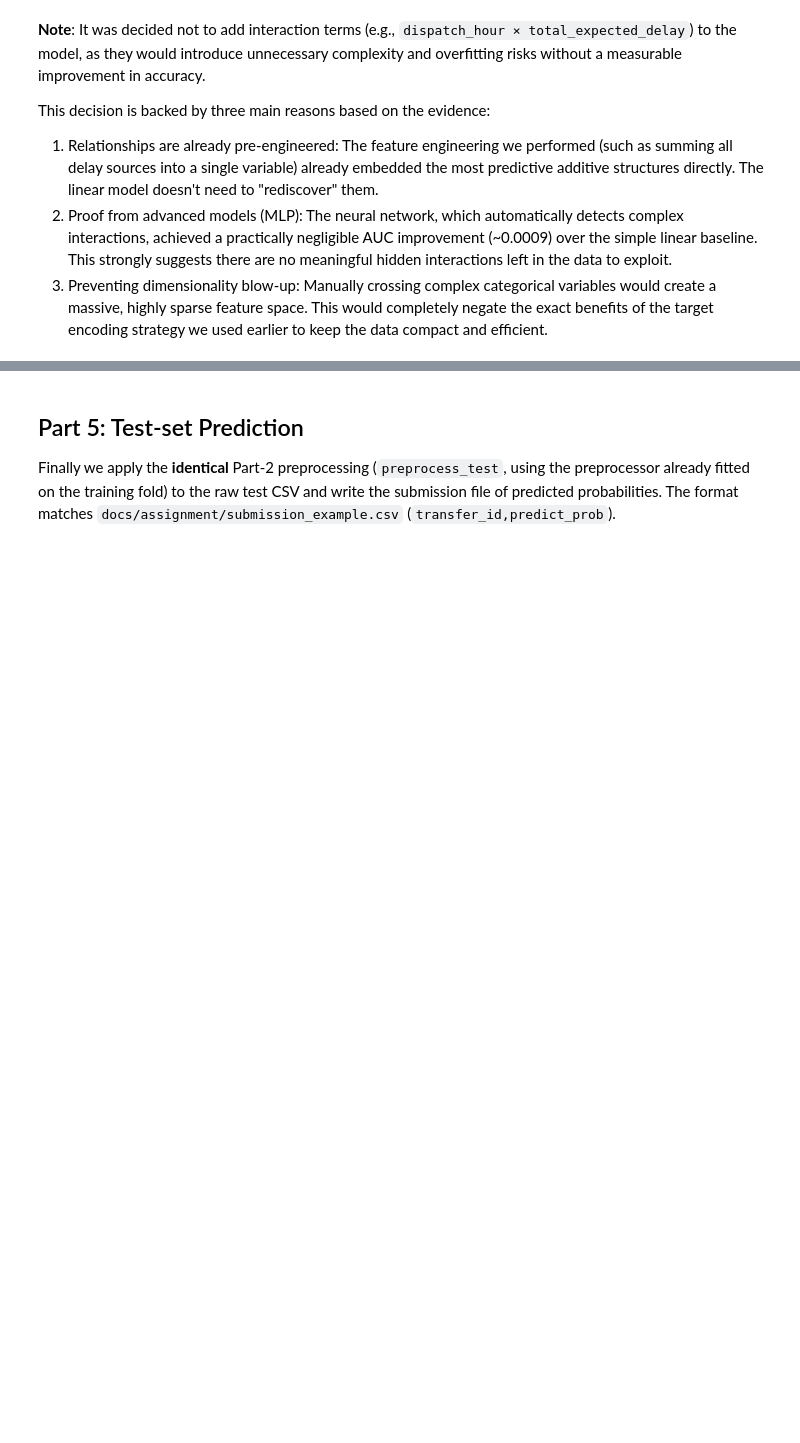
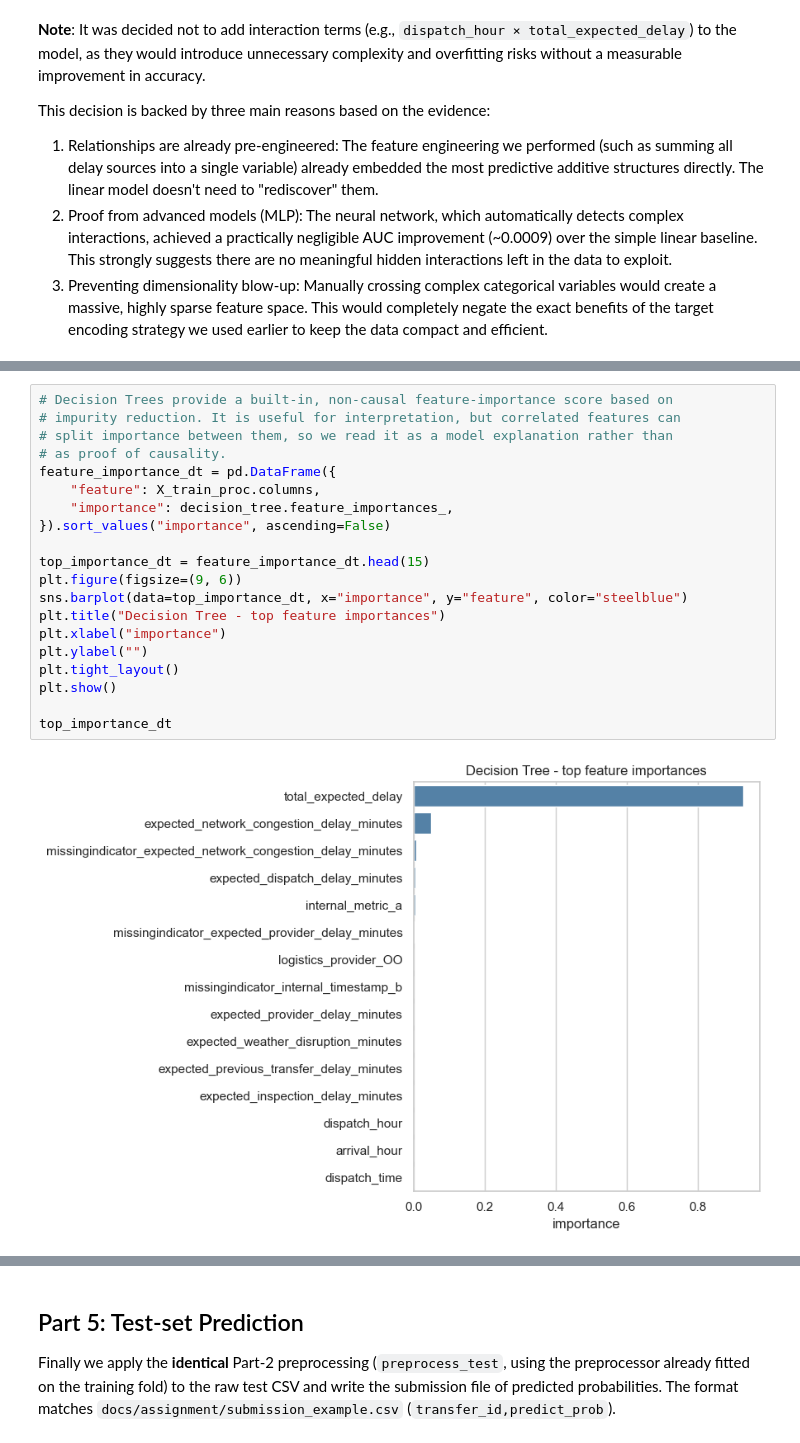
Before and after one commit to tomerbd007/LogisticsTransferPrediction, a Jupyter notebook: main.ipynb, the cells around one changed output, grey strips where cells are left out. Cells and saved outputs as stored; diff of their text form; blank space fills up the shorter version.

```diff
--- a/main.ipynb
+++ b/main.ipynb
@@ -2699,0 +2837,22 @@ This decision is backed by three main reasons based on the evidence:
+# %%
+# Decision Trees provide a built-in, non-causal feature-importance score based on
+# impurity reduction. It is useful for interpretation, but correlated features can
+# split importance between them, so we read it as a model explanation rather than
+# as proof of causality.
+feature_importance_dt = pd.DataFrame({
+    "feature": X_train_proc.columns,
+    "importance": decision_tree.feature_importances_,
+}).sort_values("importance", ascending=False)
+
+top_importance_dt = feature_importance_dt.head(15)
+plt.figure(figsize=(9, 6))
+sns.barplot(data=top_importance_dt, x="importance", y="feature", color="steelblue")
+plt.title("Decision Tree - top feature importances")
+plt.xlabel("importance")
+plt.ylabel("")
+plt.tight_layout()
+plt.show()
+
+top_importance_dt
+# %% [output]
+[figure, added]
```
Also changed, not shown: parts of 13 cells of this notebook.
